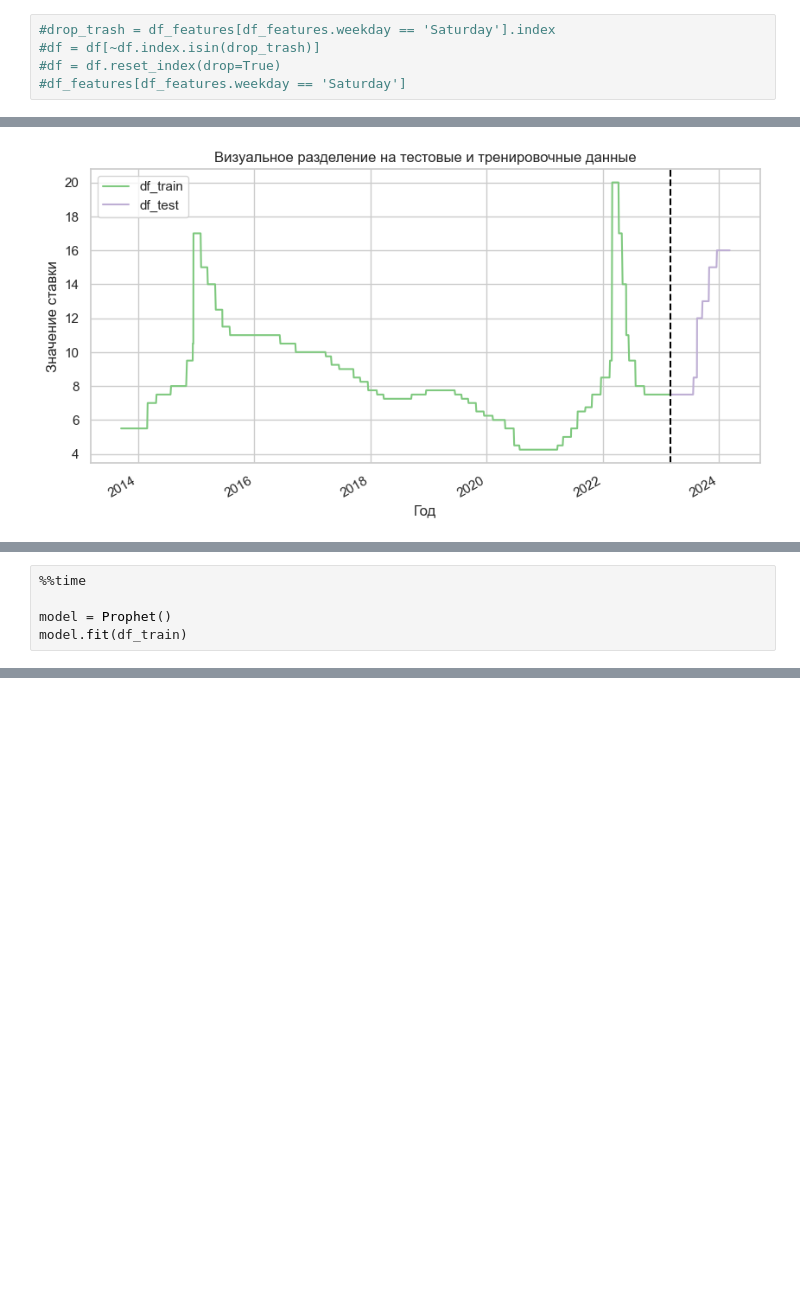
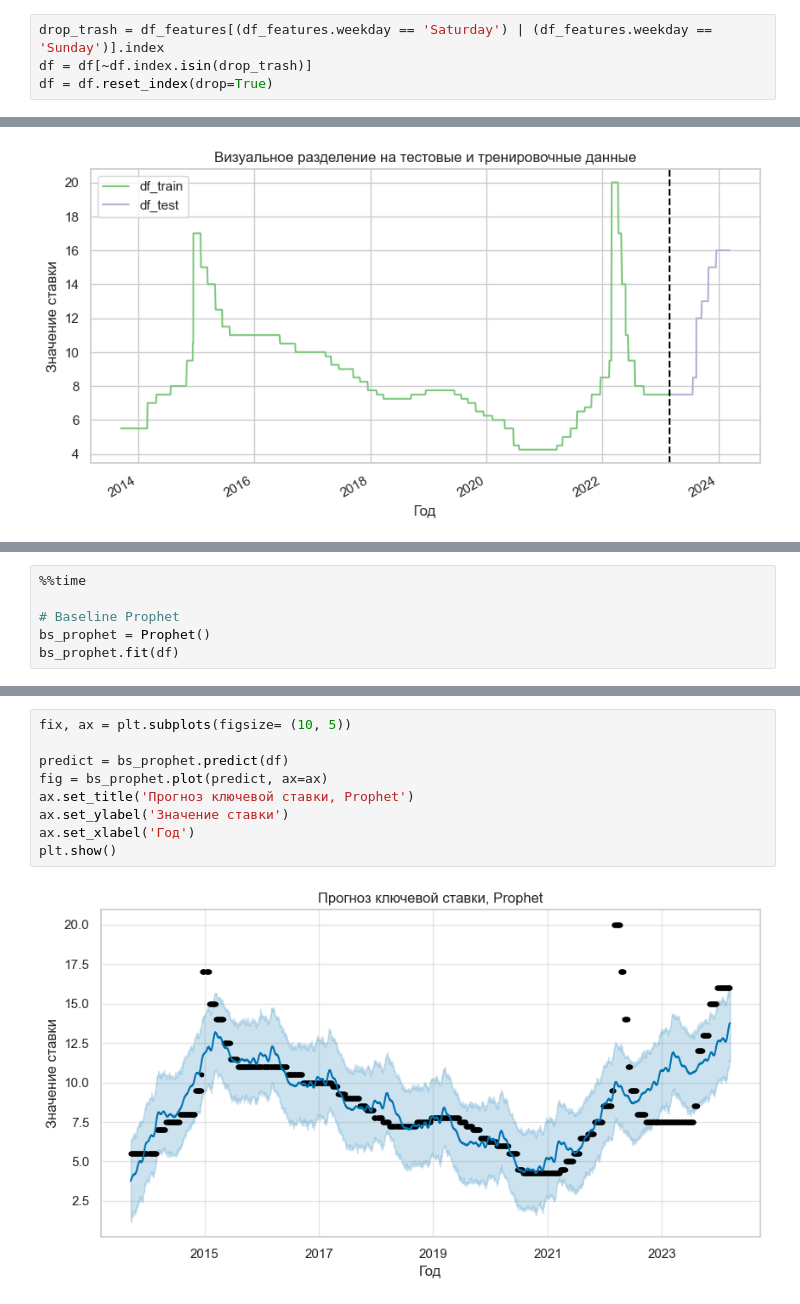
Before and after one commit to myxa95/01_Prediction_of_the_key_rate_in_the_Russian_Federation, a Jupyter notebook: notebooks/Parcer_CB_RF.ipynb, the cells around one changed output, grey strips where cells are left out. Cells and saved outputs as stored; diff of their text form; blank space fills up the shorter version.

```diff
--- a/notebooks/Parcer_CB_RF.ipynb
+++ b/notebooks/Parcer_CB_RF.ipynb
@@ -115,10 +115,9 @@ plt.show()
 # %% [output]
 [figure]
 # %%
-#drop_trash = df_features[df_features.weekday == 'Saturday'].index
-#df = df[~df.index.isin(drop_trash)]
-#df = df.reset_index(drop=True)
-#df_features[df_features.weekday == 'Saturday']
+drop_trash = df_features[(df_features.weekday == 'Saturday') | (df_features.weekday == 'Sunday')].index
+df = df[~df.index.isin(drop_trash)]
+df = df.reset_index(drop=True)
 # %%
 # перенаименование названия колонок для Prophet
 df.columns = ['ds', 'y']
@@ -172,6 +155,7 @@ df
 # %%
 %%time
 
-model = Prophet()
-model.fit(df_train)
+# Baseline Prophet
+bs_prophet = Prophet()
+bs_prophet.fit(df)
 # %% [output]
@@ -182,0 +174,11 @@ Wall time: 871 ms
+# %%
+fix, ax = plt.subplots(figsize= (10, 5))
+
+predict = bs_prophet.predict(df)
+fig = bs_prophet.plot(predict, ax=ax)
+ax.set_title('Прогноз ключевой ставки, Prophet')
+ax.set_ylabel('Значение ставки')
+ax.set_xlabel('Год')
+plt.show()
+# %% [output]
+[figure, added]
```
Also changed, not shown: parts of 9 cells of this notebook.
